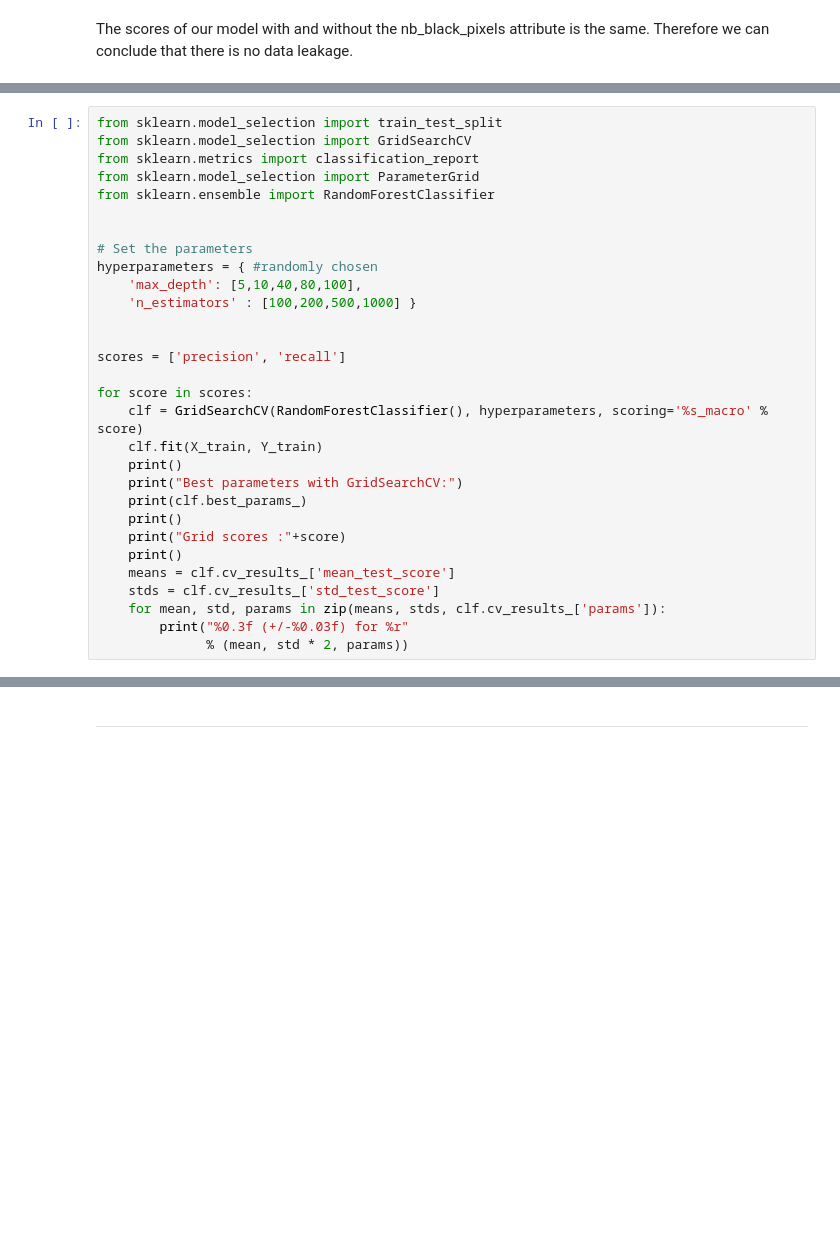
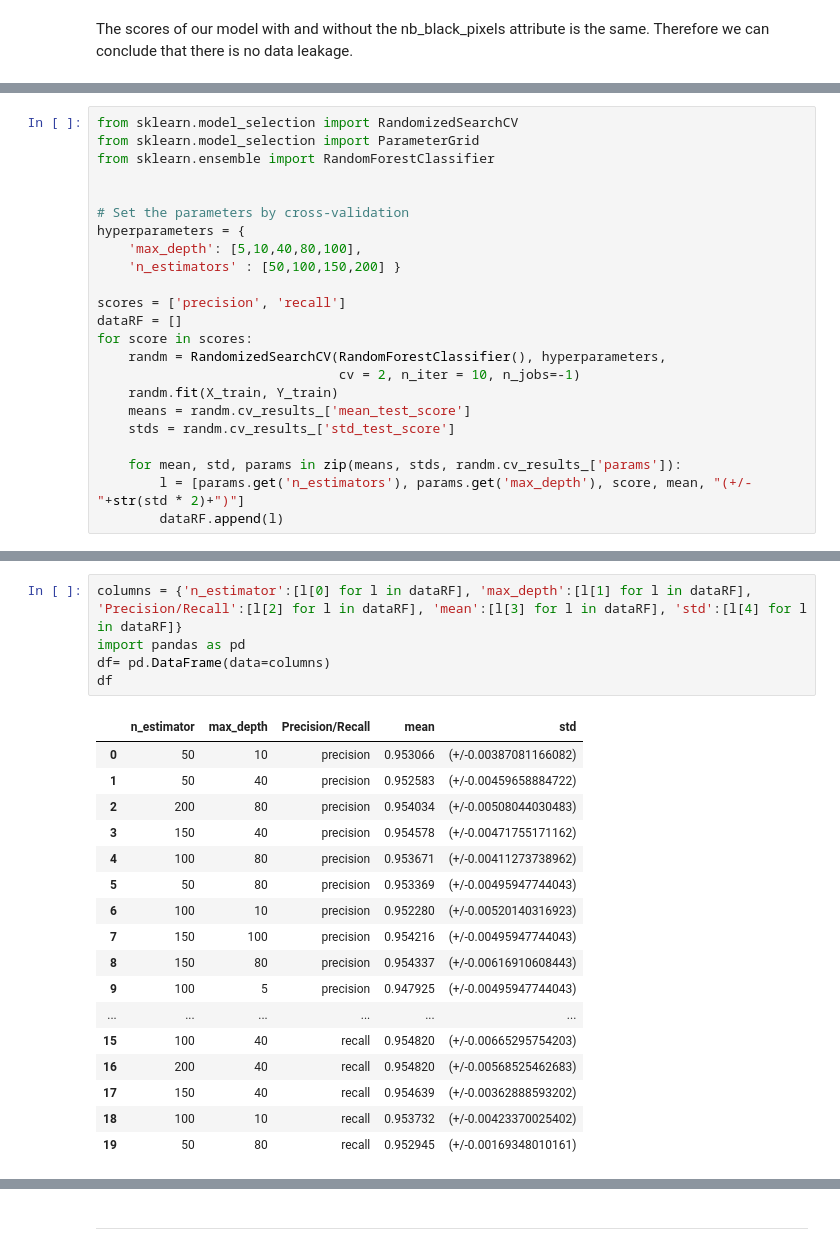
Before and after one commit to PhamAlexT/MOSQUITO, a Jupyter notebook: starting_kit/README_{model}.ipynb, the cells around one changed output, grey strips where cells are left out. Saved outputs shown, nothing was run; the diff lists cells and outputs as text; blank space fills up the shorter version.

```diff
--- a/starting_kit/README_{model}.ipynb
+++ b/starting_kit/README_{model}.ipynb
@@ -503,30 +592,23 @@ As we can see this above, we conclude that the 'Random Forest' model is on the t
 # %%
-from sklearn.model_selection import train_test_split
-from sklearn.model_selection import GridSearchCV
-from sklearn.metrics import classification_report
+from sklearn.model_selection import RandomizedSearchCV
 from sklearn.model_selection import ParameterGrid
 from sklearn.ensemble import RandomForestClassifier
 
 
-# Set the parameters
-hyperparameters = { #randomly chosen
+# Set the parameters by cross-validation
+hyperparameters = {
     'max_depth': [5,10,40,80,100],
-    'n_estimators' : [100,200,500,1000] }
-
+    'n_estimators' : [50,100,150,200] }
 
 scores = ['precision', 'recall']
+dataRF = []
+for score in scores:
+    randm = RandomizedSearchCV(RandomForestClassifier(), hyperparameters,
+                               cv = 2, n_iter = 10, n_jobs=-1)
+    randm.fit(X_train, Y_train)
+    means = randm.cv_results_['mean_test_score']
+    stds = randm.cv_results_['std_test_score']
 
-for score in scores:
-    clf = GridSearchCV(RandomForestClassifier(), hyperparameters, scoring='%s_macro' % score)
-    clf.fit(X_train, Y_train)
-    print()
-    print("Best parameters with GridSearchCV:")
-    print(clf.best_params_)
-    print()
-    print("Grid scores :"+score)
-    print()
-    means = clf.cv_results_['mean_test_score']
-    stds = clf.cv_results_['std_test_score']
-    for mean, std, params in zip(means, stds, clf.cv_results_['params']):
-        print("%0.3f (+/-%0.03f) for %r"
-              % (mean, std * 2, params))
+    for mean, std, params in zip(means, stds, randm.cv_results_['params']):
+        l = [params.get('n_estimators'), params.get('max_depth'), score, mean, "(+/-"+str(std * 2)+")"]
+        dataRF.append(l)
@@ -600,0 +615,23 @@ Grid scores :precision
+# %%
+columns = {'n_estimator':[l[0] for l in dataRF], 'max_depth':[l[1] for l in dataRF], 'Precision/Recall':[l[2] for l in dataRF], 'mean':[l[3] for l in dataRF], 'std':[l[4] for l in dataRF]}
+import pandas as pd
+df= pd.DataFrame(data=columns)
+df
+# %% [output]
+|  | n_estimator | max_depth | Precision/Recall | mean | std |
+| 0 | 50 | 10 | precision | 0.953066 | (+/-0.00387081166082) |
+| 1 | 50 | 40 | precision | 0.952583 | (+/-0.00459658884722) |
+| 2 | 200 | 80 | precision | 0.954034 | (+/-0.00508044030483) |
+| 3 | 150 | 40 | precision | 0.954578 | (+/-0.00471755171162) |
+| 4 | 100 | 80 | precision | 0.953671 | (+/-0.00411273738962) |
+| 5 | 50 | 80 | precision | 0.953369 | (+/-0.00495947744043) |
+| 6 | 100 | 10 | precision | 0.952280 | (+/-0.00520140316923) |
+| 7 | 150 | 100 | precision | 0.954216 | (+/-0.00495947744043) |
+| 8 | 150 | 80 | precision | 0.954337 | (+/-0.00616910608443) |
+| 9 | 100 | 5 | precision | 0.947925 | (+/-0.00495947744043) |
+| ... | ... | ... | ... | ... | ... |
+| 15 | 100 | 40 | recall | 0.954820 | (+/-0.00665295754203) |
+| 16 | 200 | 40 | recall | 0.954820 | (+/-0.00568525462683) |
+| 17 | 150 | 40 | recall | 0.954639 | (+/-0.00362888593202) |
+| 18 | 100 | 10 | recall | 0.953732 | (+/-0.00423370025402) |
+| 19 | 50 | 80 | recall | 0.952945 | (+/-0.00169348010161) |
```
Also changed, not shown: parts of 44 cells of this notebook.
